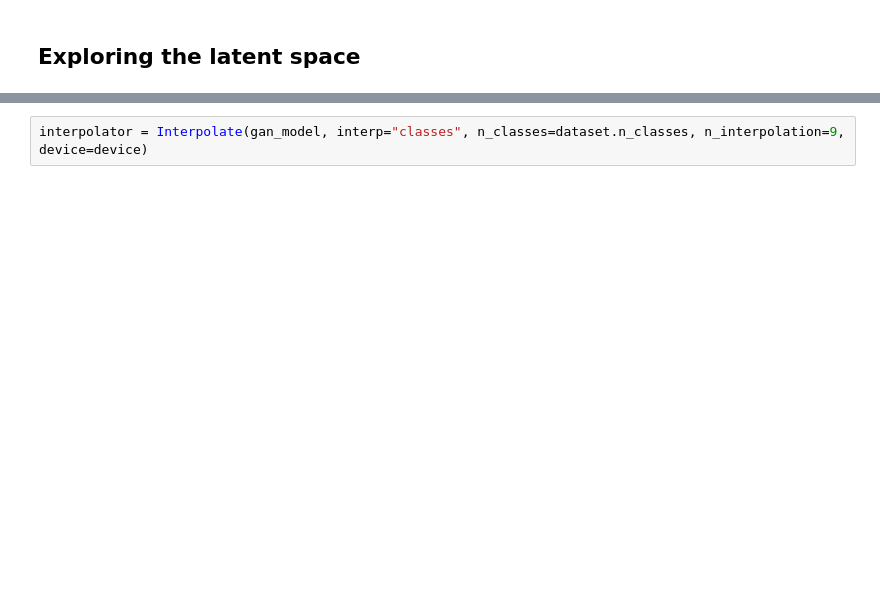
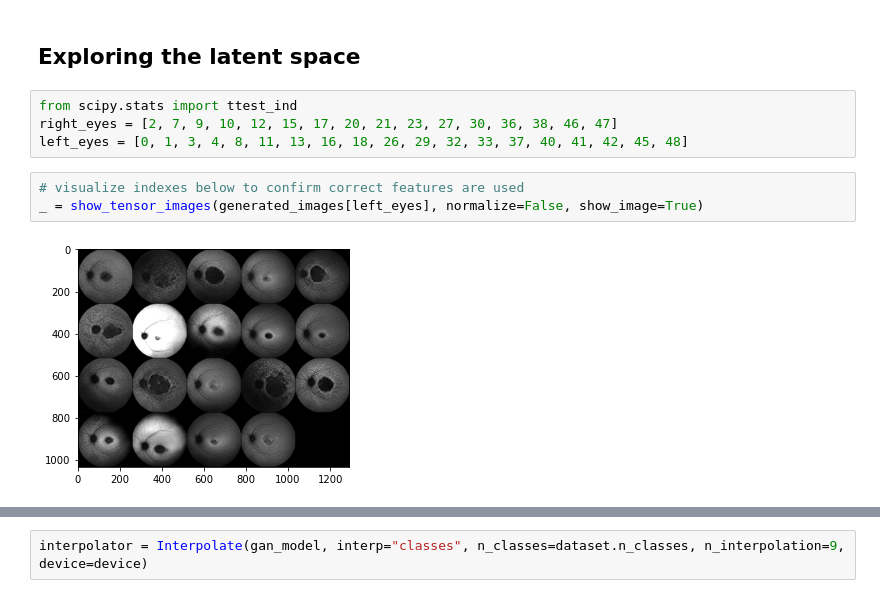
Before and after one commit to pontikos-lab/syntheye, a Jupyter notebook: notebooks/GAN_exploration.ipynb, the cells around one changed output, grey strips where cells are left out. Drawn from its saved outputs; the diff is of its cells as text; blank space fills up the shorter version.

```diff
--- a/notebooks/GAN_exploration.ipynb
+++ b/notebooks/GAN_exploration.ipynb
@@ -114,2 +105,11 @@ for i in range(len(generated_images)):
 # %% [markdown]
 ## Exploring the latent space
+# %%
+from scipy.stats import ttest_ind
+right_eyes = [2, 7, 9, 10, 12, 15, 17, 20, 21, 23, 27, 30, 36, 38, 46, 47]
+left_eyes = [0, 1, 3, 4, 8, 11, 13, 16, 18, 26, 29, 32, 33, 37, 40, 41, 42, 45, 48]
+# %%
+# visualize indexes below to confirm correct features are used
+_ = show_tensor_images(generated_images[left_eyes], normalize=False, show_image=True)
+# %% [output]
+[figure, added]
```
Also changed, not shown: parts of 23 cells of this notebook, 21 other files.
